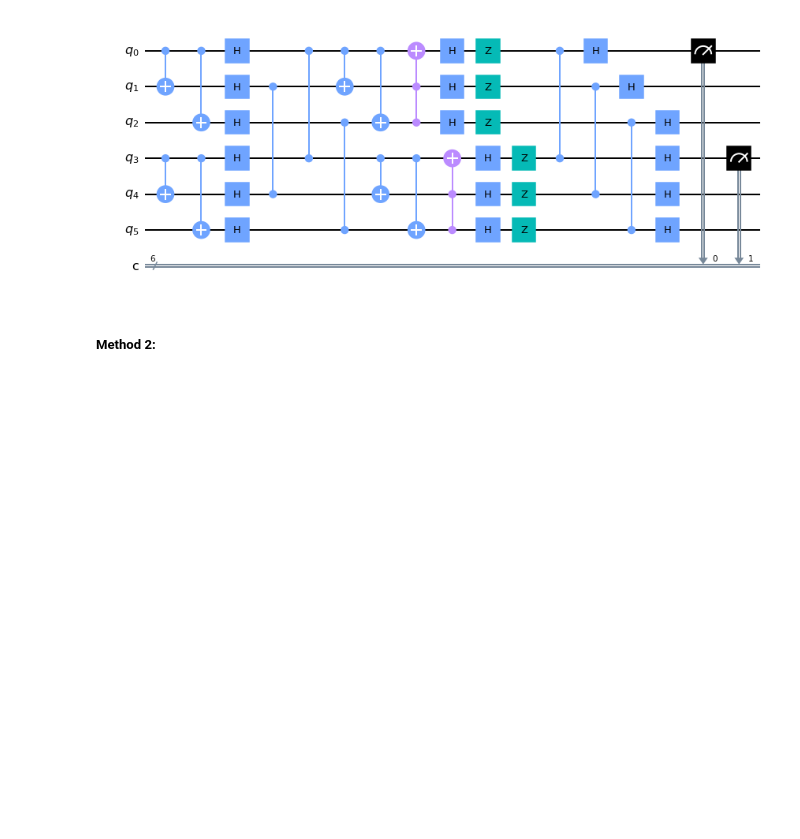
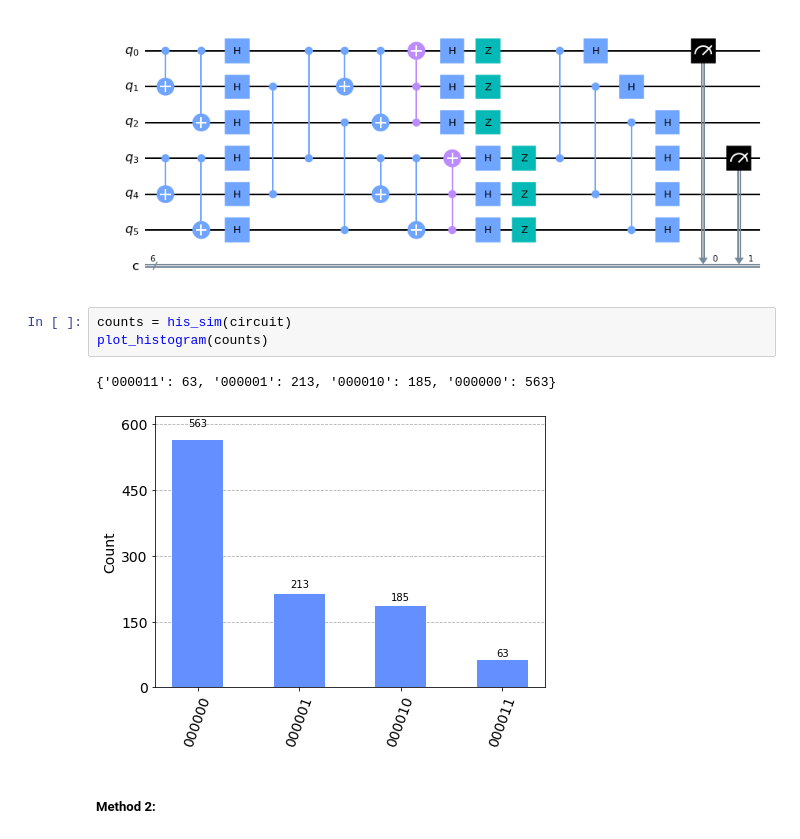
Before and after one commit to francienbarkhof/Quantum_Group1_Project, a Jupyter notebook: circuits.ipynb, the cells around one changed output. Drawn from its saved outputs; the diff is of its cells as text; blank space fills up the shorter version.

```diff
--- a/circuits.ipynb
+++ b/circuits.ipynb
@@ -139,6 +170,12 @@ circuit.measure(qreg_q[3], creg_c[1])
 circuit.draw()
 # %% [output]
 [figure]
+# %%
+counts = his_sim(circuit)
+plot_histogram(counts)
+# %% [output]
+{'000011': 63, '000001': 213, '000010': 185, '000000': 563}
+[figure, added]
 # %% [markdown]
 ##### Method 2:
 # %% [markdown]
```
Also changed, not shown: parts of 22 cells of this notebook.
